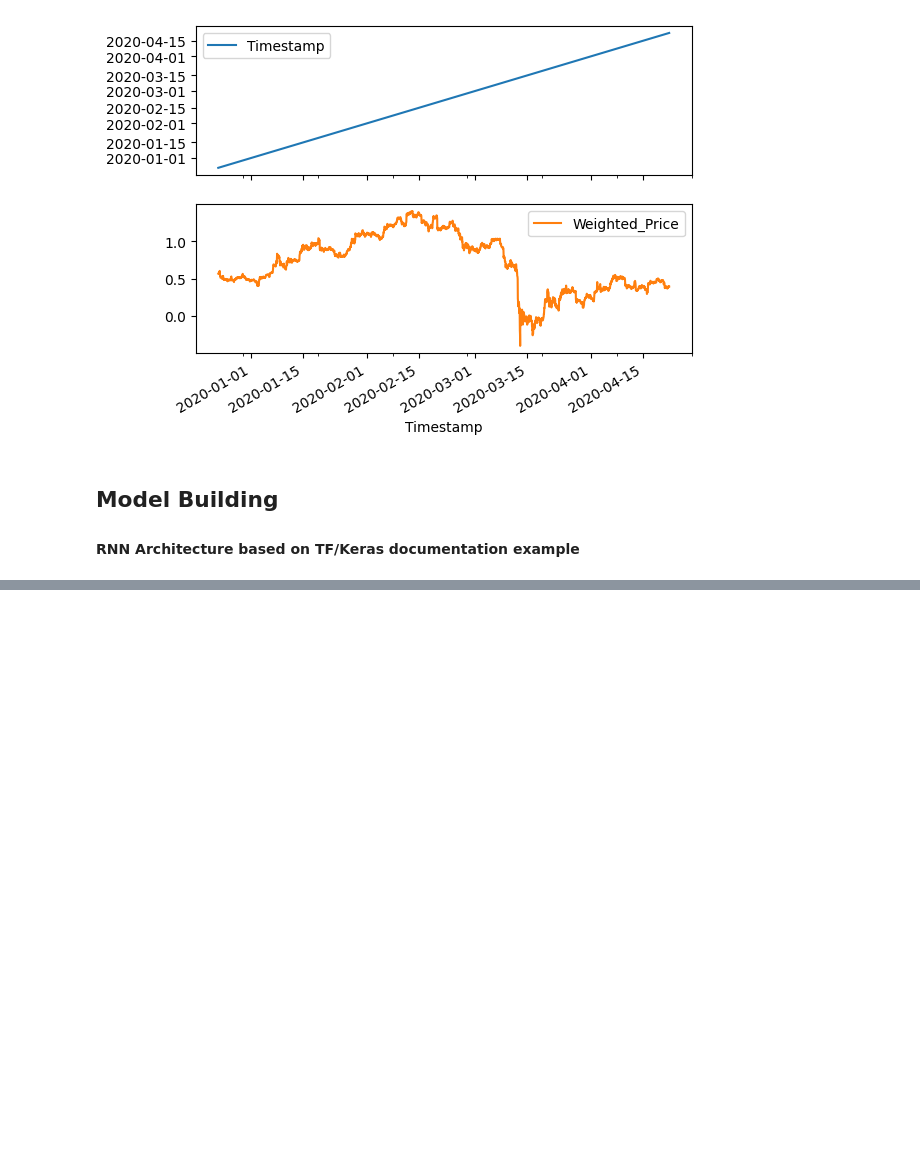
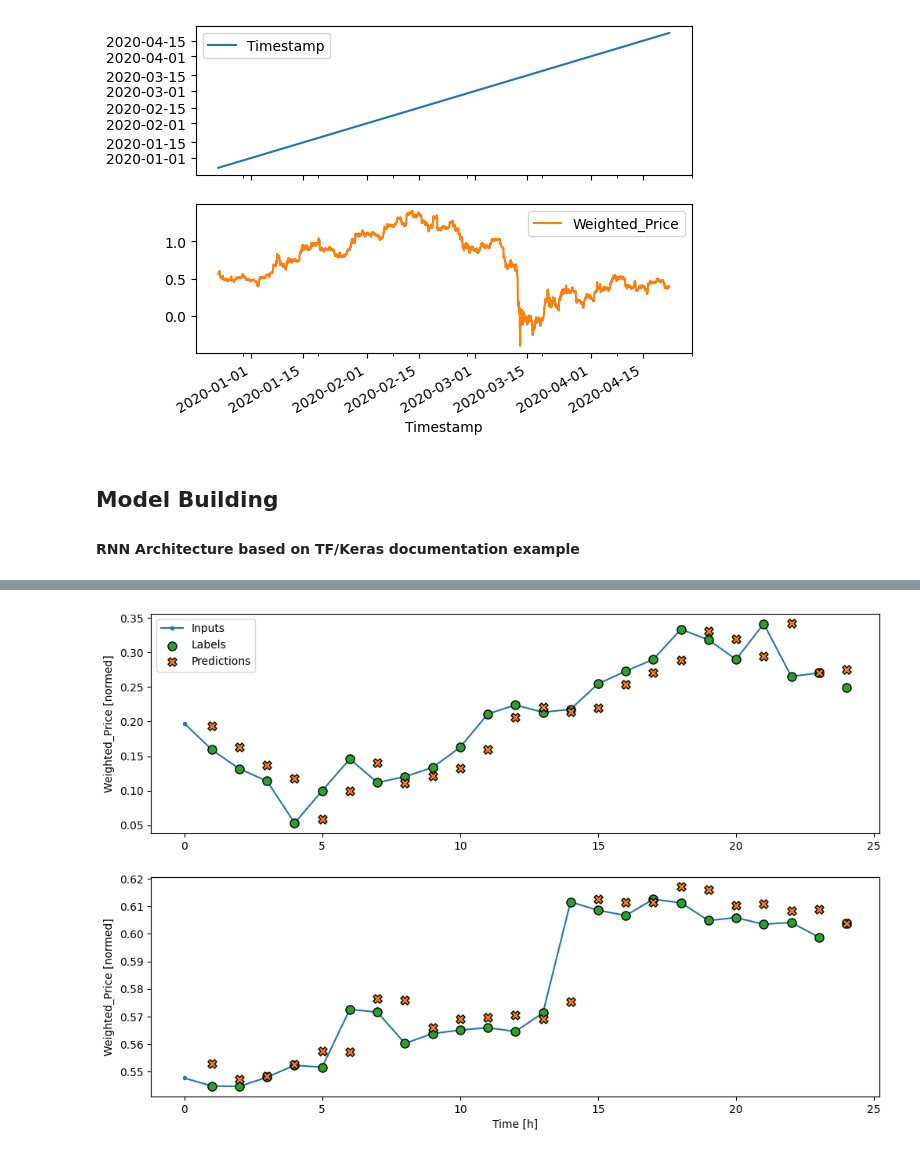
Before and after one commit to AaronManuel15/holbertonschool-machine_learning, a Jupyter notebook: supervised_learning/time_series/TSF.ipynb, the cells around one changed output, grey strips where cells are left out. Drawn from its saved outputs; the diff is of its cells as text; code cells hidden in the pictures; blank space fills up the shorter version.

Commit message:
Adding final training information

```diff
--- a/supervised_learning/time_series/TSF.ipynb
+++ b/supervised_learning/time_series/TSF.ipynb
@@ -43,7 +43,7 @@ def preprocess_data(data_loc: str) -> pd.DataFrame:
     df = df[['Timestamp', 'Weighted_Price']]
 
     #convert timestamp to datetime
-    df['Timestamp'] = pd.to_datetime(df['Timestamp'], unit='s')
+    df['NewTimestamp'] = pd.to_datetime(df['Timestamp'], unit='s')
     df['Weighted_Price_filled'] = df['Weighted_Price'].rolling(window=24,
                                                                min_periods=1).mean()
     df['Weighted_Price'].fillna(df['Weighted_Price_filled'], inplace=True)
@@ -53,8 +53,9 @@ def preprocess_data(data_loc: str) -> pd.DataFrame:
     df.dropna(inplace=True)
 
     # remove data from before 2017
-    mask = df['Timestamp'] >= pd.to_datetime(f'2017-01-01')
+    mask = df['NewTimestamp'] >= pd.to_datetime(f'2017-01-01')
     df = df[mask]
+    df.drop(['NewTimestamp'], axis=1, inplace=True)
 
     #split the data into train, val, and test sets
     n = len(df)
@@ -63,11 +64,11 @@ def preprocess_data(data_loc: str) -> pd.DataFrame:
     test_df = df[int(n*0.9):]
 
     #normalize the data based off of the training set only (to prevent data leakage)
-    train_mean = train_df['Weighted_Price'].mean()
-    train_std = train_df['Weighted_Price'].std()
-    train_df['Weighted_Price'] = (train_df['Weighted_Price'] - train_df['Weighted_Price'].mean()) / train_df['Weighted_Price'].std()
-    val_df['Weighted_Price'] = (val_df['Weighted_Price'] - train_mean) / train_std
-    test_df['Weighted_Price'] = (test_df['Weighted_Price'] - train_mean) / train_std
+    train_mean = train_df.mean()
+    train_std = train_df.std()
+    train_df = (train_df - train_mean) / train_std
+    val_df = (val_df - train_mean) / train_std
+    test_df = (test_df - train_mean) / train_std
 
     #time change to 1 hour
     train_df = train_df[0::60]
@@ -298,7 +295,3 @@ class WindowGenerator():
 # %%
-w1 = WindowGenerator(input_width=24, label_width=1, shift=24,
-                     label_columns=['Weighted_Price'])
-w1
-w2 = WindowGenerator(input_width=6, label_width=1, shift=1,
-                        label_columns=['Weighted_Price'])
-w2
+training_window = WindowGenerator(input_width=24, label_width=24, shift=1,
+                                  label_columns=['Weighted_Price'])
@@ -309,0 +346,6 @@ Label column name(s): ['Weighted_Price']
+# %%
+lstm_model = tf.keras.models.Sequential([
+    tf.keras.layers.LSTM(24, return_sequences=True),
+    tf.keras.layers.Dense(units=1)])
+
+history = compile_and_fit(lstm_model, training_window)
@@ -309,0 +370,4 @@ Label column name(s): ['Weighted_Price']
+# %%
+training_window.plot(lstm_model)
+# %% [output]
+[figure, added]
```
Also changed, not shown: parts of 10 cells of this notebook.
